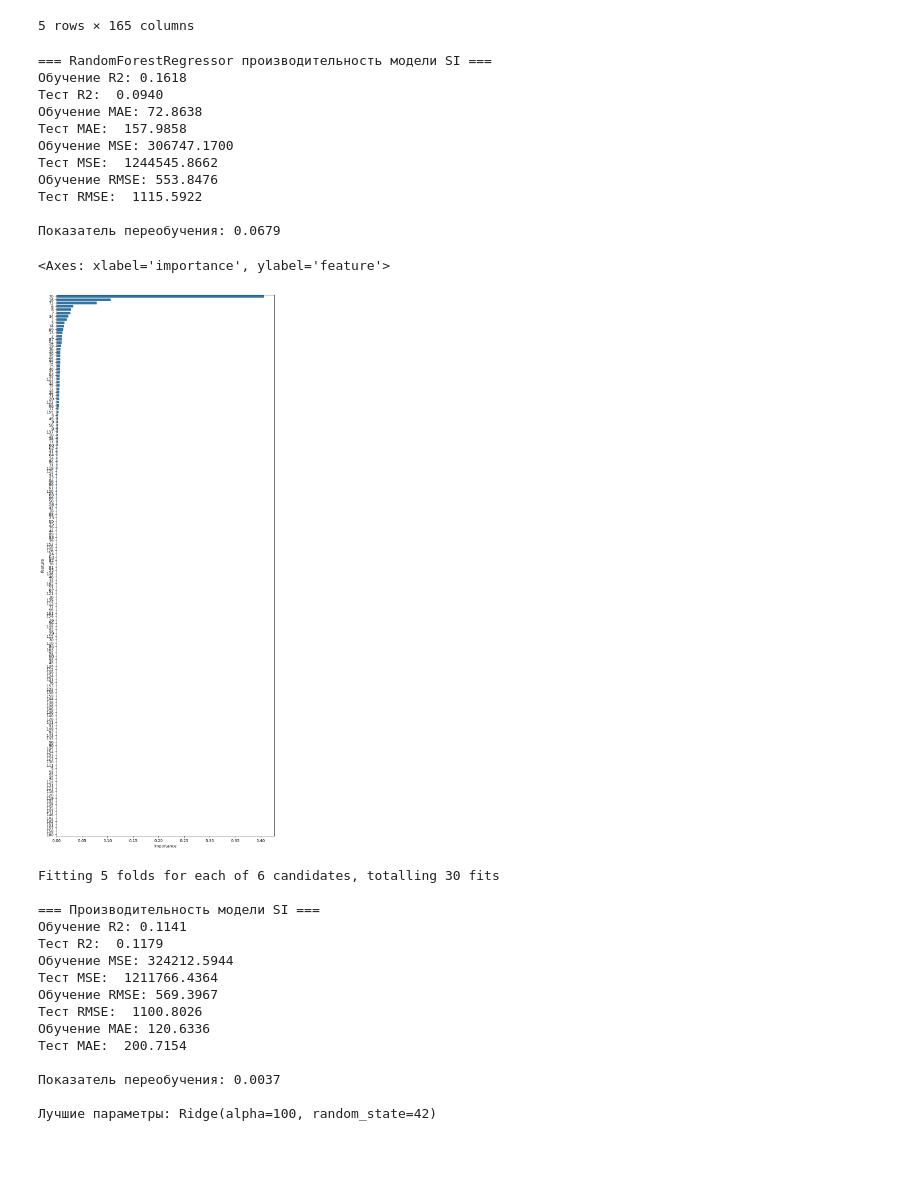
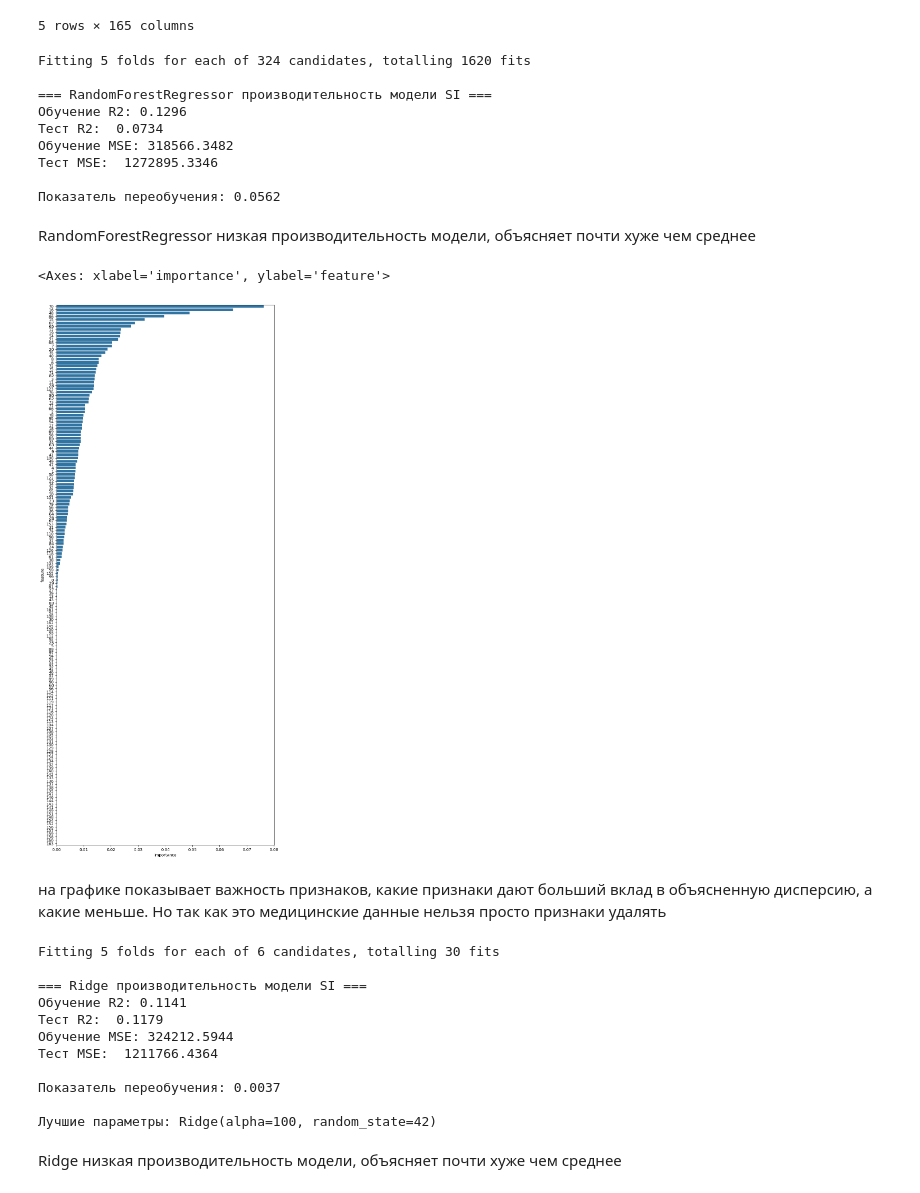
Before and after one commit to alexrad555/coursework_classic_ml, a Jupyter notebook: si_reg.ipynb, the cells around one changed output. Saved outputs shown, nothing was run; the diff lists cells and outputs as text; code cells hidden in the pictures; blank space fills up the shorter version.

```diff
--- a/si_reg.ipynb
+++ b/si_reg.ipynb
@@ -38,57 +38,63 @@ y_ic50 = df['target']
 X_train, X_test, y_train, y_test = train_test_split(X_ic50, y_ic50, test_size=0.1, random_state=42)
 # %%
 rf = RandomForestRegressor(random_state=42)
-rf.fit(X_train, y_train)
-y_pred_train = rf.predict(X_train)
-y_pred_test = rf.predict(X_test)
+param_grid = {
+    'n_estimators': [100, 200, 300],
+    'max_depth': [3, 7, 10, 15],
+    'min_samples_leaf': [1, 2, 4],
+    'min_samples_split': [2, 5, 10],
+    'max_features': [0.5, 'sqrt', 'log2']
+}
 
+grid_search_rf = GridSearchCV(
+    estimator=rf,
+    param_grid=param_grid,
+    cv=5,
+    scoring='r2',
+    n_jobs=-1,
+    verbose=1
+)
 
-
+grid_search_rf.fit(X_train, y_train)
+y_pred_train = grid_search_rf.best_estimator_.predict(X_train)
+y_pred_test = grid_search_rf.best_estimator_.predict(X_test)
 
 train_r2 = r2_score(y_train, y_pred_train)
 test_r2 = r2_score(y_test, y_pred_test)
-train_mae = mean_absolute_error(y_train, y_pred_train)
-test_mae = mean_absolute_error(y_test, y_pred_test)
-
 train_mse = mean_squared_error(y_train, y_pred_train)
 test_mse = mean_squared_error(y_test, y_pred_test)
-
-train_rmse = root_mean_squared_error(y_train, y_pred_train)
-test_rmse = root_mean_squared_error(y_test, y_pred_test)
 
 retraining = abs(train_r2 - test_r2)
 
 print(f"\n=== RandomForestRegressor производительность модели SI ===")
 print(f"Обучение R2: {train_r2:.4f}")
 print(f"Тест R2:  {test_r2:.4f}")
-print(f"Обучение MAE: {train_mae:.4f}")
-print(f"Тест MAE:  {test_mae:.4f}")
 print(f"Обучение MSE: {train_mse:.4f}")
 print(f"Тест MSE:  {test_mse:.4f}")
-print(f"Обучение RMSE: {train_rmse:.4f}")
-print(f"Тест RMSE:  {test_rmse:.4f}")
 print(f"\nПоказатель переобучения: {retraining:.4f}")
 # %% [output]
+Fitting 5 folds for each of 324 candidates, totalling 1620 fits
+
 === RandomForestRegressor производительность модели SI ===
-Обучение R2: 0.1618
-Тест R2:  0.0940
-Обучение MAE: 72.8638
-Тест MAE:  157.9858
-Обучение MSE: 306747.1700
-Тест MSE:  1244545.8662
-Обучение RMSE: 553.8476
-Тест RMSE:  1115.5922
+Обучение R2: 0.1296
+Тест R2:  0.0734
+Обучение MSE: 318566.3482
+Тест MSE:  1272895.3346
 
-Показатель переобучения: 0.0679
+Показатель переобучения: 0.0562
+# %% [markdown]
+RandomForestRegressor низкая производительность модели, объясняет почти хуже чем среднее
 # %%
-fi = rf.feature_importances_
+fi = grid_search_rf.best_estimator_.feature_importances_
 df_fi = pd.DataFrame({'feature': X_ic50.columns, 'importance': fi})
 df_fi = df_fi.sort_values(by='importance', ascending=False)
 plt.figure(figsize=(10, 25))
 sns.barplot(data=df_fi, x='importance', y='feature')
 # %% [output]
 <Axes: xlabel='importance', ylabel='feature'>
-[figure, old version]
+[figure, new version]
+# %% [markdown]
+на графике показывает важность признаков, какие признаки дают больший вклад в объясненную дисперсию, а какие меньше. Но так как это медицинские данные нельзя просто признаки удалять
 # %%
 ridge = Ridge(random_state=42)
 param_grid_ridge = {
@@ -110,44 +116,32 @@ y_pred_test_ridge = grid_search_ridge.best_estimator_.predict(X_test)
 
 train_r2_ridge = r2_score(y_train, y_pred_train_ridge)
 test_r2_ridge = r2_score(y_test, y_pred_test_ridge)
-train_mae_ridge = mean_absolute_error(y_train, y_pred_train_ridge)
-test_mae_ridge = mean_absolute_error(y_test, y_pred_test_ridge)
-
 train_mse_ridge = mean_squared_error(y_train, y_pred_train_ridge)
 test_mse_ridge = mean_squared_error(y_test, y_pred_test_ridge)
 
-train_rmse_ridge = root_mean_squared_error(y_train, y_pred_train_ridge)
-test_rmse_ridge = root_mean_squared_error(y_test, y_pred_test_ridge)
-
 retraining_ridge = abs(train_r2_ridge - test_r2_ridge)
 
-print(f"\n=== Производительность модели SI ===")
+print(f"\n=== Ridge производительность модели SI ===")
 print(f"Обучение R2: {train_r2_ridge:.4f}")
 print(f"Тест R2:  {test_r2_ridge:.4f}")
 print(f"Обучение MSE: {train_mse_ridge:.4f}")
 print(f"Тест MSE:  {test_mse_ridge:.4f}")
-print(f"Обучение RMSE: {train_rmse_ridge:.4f}")
-print(f"Тест RMSE:  {test_rmse_ridge:.4f}")
-print(f"Обучение MAE: {train_mae_ridge:.4f}")
-print(f"Тест MAE:  {test_mae_ridge:.4f}")
 print(f"\nПоказатель переобучения: {retraining_ridge:.4f}")
 print(f"\nЛучшие параметры: {grid_search_ridge.best_estimator_}")
 # %% [output]
 Fitting 5 folds for each of 6 candidates, totalling 30 fits
 
-=== Производительность модели SI ===
+=== Ridge производительность модели SI ===
 Обучение R2: 0.1141
 Тест R2:  0.1179
 Обучение MSE: 324212.5944
 Тест MSE:  1211766.4364
-Обучение RMSE: 569.3967
-Тест RMSE:  1100.8026
-Обучение MAE: 120.6336
-Тест MAE:  200.7154
 
 Показатель переобучения: 0.0037
 
 Лучшие параметры: Ridge(alpha=100, random_state=42)
+# %% [markdown]
+Ridge низкая производительность модели, объясняет почти хуже чем среднее
 # %%
 lasso = Lasso(random_state=42)
 param_grid_lasso = {
```
Also changed, not shown: parts of 14 cells of this notebook.
